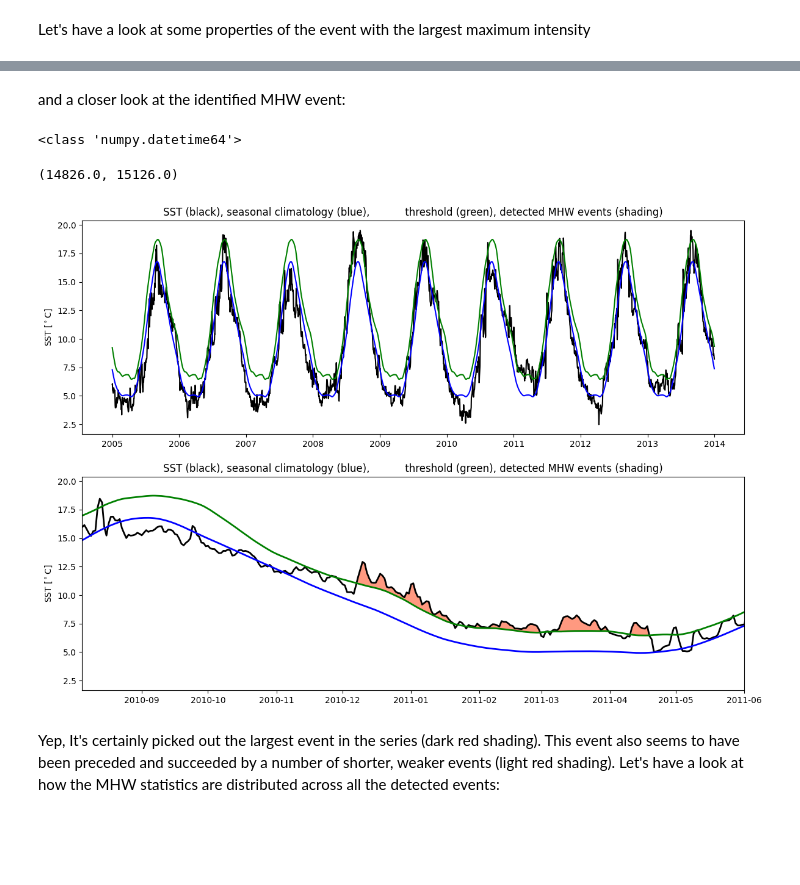
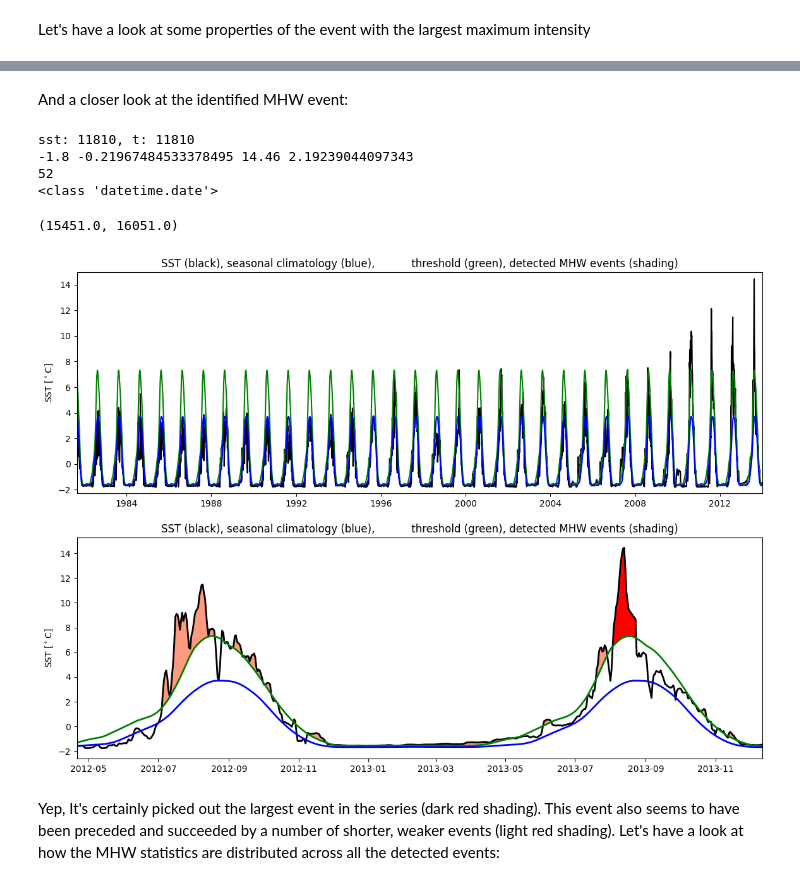
Before and after one commit to nesloanna/DS_thesis, a Jupyter notebook: MHW/detect_mhws_tara.ipynb, the cells around one changed output, grey strips where cells are left out. Drawn from its saved outputs; the diff is of its cells as text; code cells hidden in the pictures; blank space fills up the shorter version.

```diff
--- a/MHW/detect_mhws_tara.ipynb
+++ b/MHW/detect_mhws_tara.ipynb
@@ -20,13 +26,15 @@ import marineHeatWaves as mhw
 The marineHeatWaves (`mhw`) module consists of a number of functions for the detection and characterization of MHWs. The main function is the detection function (`detect`) which takes as input a time series of temperature (and a corresponding time vector) and outputs a set of detected MHWs. We first run the MHW detection algorithm which returns the variable `mhws`, consisting of the detected MHWs, and `clim`, consisting of the climatological (varying by day-of-year) seasonal cycle and extremes threshold:
 # %%
 # Change directory to data folder
-# data_dir = "/Users/annaolsen/Desktop/Speciale/DS_thesis/data/SST/SST_subset"
-data_dir = "/Volumes/PortableSSD/Speciale/SST/SST_daily/SST_subsets"
+data_dir = "/Users/annaolsen/Desktop/Speciale/DS_thesis/data/NOAA_Tara"
+# data_dir = "/Volumes/PortableSSD/Speciale/SST/SST_daily/"
 os.chdir(data_dir)
 
 # Load data as df
 # df = pd.read_csv("SST_merged_1981_2013.csv")
-df = pd.read_csv("merged_SST_1981_2013.csv")
+df = pd.read_csv("NOAA_SST_1981-2013.csv")
+
+print(df.head())
 
 # Extract unique dates from the 'date' column to list
 dates = sorted(df['date'].unique())
@@ -45,6 +53,7 @@ t = np.arange((start_date).toordinal(), end_date.toordinal() + 1)
 
 # print(dates)
 # print(t)
+print(t[-1])
 
 print(len(dates))
 print(len(t))
@@ -53,4 +62,6 @@ print(len(t))
 df['location'] = list(zip(df['lat'], df['lon']))
 
 locations = df['location'].unique()
+print(len(locations))
+print(type(df['location']))
 # %% [output]
@@ -365,53 +420,83 @@ End date: 17 August 2008
 # %% [markdown]
-and a closer look at the identified MHW event:
+And a closer look at the identified MHW event:
 # %%
+intense_loc_df = df[df['location'] == (68.375, -110.875)]
+
+intense_loc_df = intense_loc_df.sort_values(by='date')
+
+sst = list(intense_loc_df['temp'])
+
+
+# Convert nested SST values into a one-dimensional array
+sst = np.array(sst).flatten()
+
+print(f"sst: {len(sst)}, t: {len(t)}")
+
+print(sst.min(), sst.mean(), sst.max(), sst.std())
+
+# Use mhw function from marineHeatWaves.py
+mhws, clim = mhw.detect(t, sst)
+
+
+ev = np.argmax(mhws['intensity_max'])
+print(ev)
+
+
+
 plt.figure(figsize=(14,10))
 plt.subplot(2,1,1)
 
 # Plot SST, seasonal cycle, and threshold
 plt.plot(dates, sst, 'k-')
 plt.plot(dates, clim['thresh'], 'g-')
 plt.plot(dates, clim['seas'], 'b-')
 plt.title('SST (black), seasonal climatology (blue), \
           threshold (green), detected MHW events (shading)')
-# plt.xlim(t[0], t[-1])
-# plt.ylim(sst.min()-0.5, sst.max()+0.5)
+plt.xlim(dates[0], dates[-1])
+plt.ylim(sst.min()-0.5, sst.max()+0.5)
 plt.ylabel(r'SST [$^\circ$C]')
 plt.subplot(2,1,2)
 
 # Find indices for all ten MHWs before and after event of interest and shade accordingly
-for ev0 in np.arange(ev-10, ev+11, 1):
-    t1 = np.where(t==mhws['time_start'][ev0])[0][0]
-    t2 = np.where(t==mhws['time_end'][ev0])[0][0]
-    plt.fill_between(dates[t1:t2+1], sst[t1:t2+1], clim['thresh'][t1:t2+1], \
-                     color=(1,0.6,0.5))
-
+for ev0 in np.arange(max(ev-10,0), min(ev+11,len(mhws['time_start'])), 1):
+    try:
+        t1 = np.where(t==mhws['time_start'][ev0])[0][0]
+        # print(t1)
+        t2 = np.where(t==mhws['time_end'][ev0])[0][0]
+        # print(t2)
+        plt.fill_between(dates[t1:t2+1], sst[t1:t2+1], clim['thresh'][t1:t2+1], \
+                        color=(1,0.6,0.5))
+    except:
+        print(f"{ev0} had no match")
 # Find indices for MHW of interest and shade accordingly
 t1 = np.where(t==mhws['time_start'][ev])[0][0]
 t2 = np.where(t==mhws['time_end'][ev])[0][0]
 plt.fill_between(dates[t1:t2+1], sst[t1:t2+1], clim['thresh'][t1:t2+1], \
                  color='r')
 
 # Plot SST, seasonal cycle, threshold, shade MHWs with main event in red
 plt.plot(dates, sst, 'k-', linewidth=2)
 plt.plot(dates, clim['thresh'], 'g-', linewidth=2)
 plt.plot(dates, clim['seas'], 'b-', linewidth=2)
 plt.title('SST (black), seasonal climatology (blue), \
           threshold (green), detected MHW events (shading)')
 # plt.xlim(mhws['time_start'][ev]-150, mhws['time_end'][ev]+150)
-# plt.xlim(dates[]-150, dates[ev]+150)
+# plt.xlim(dates[ev]-150, dates[ev]+150)
 
 # plt.ylim(clim['seas'].min() - 1, clim['seas'].max() + mhws['intensity_max'][ev] + 0.5)
 plt.ylabel(r'SST [$^\circ$C]')
 print(type(dates[0]))
 
-stop_date = np.datetime64(datetime(2011,6,1))
-start_date = stop_date - np.timedelta64(300, 'D')
+stop_date = np.datetime64(datetime(2013,12,12))
+start_date = stop_date - np.timedelta64(600, 'D')
 plt.xlim(start_date, stop_date)
 # %% [output]
-<class 'numpy.datetime64'>
+sst: 11810, t: 11810
+-1.8 -0.21967484533378495 14.46 2.19239044097343
+52
+<class 'datetime.date'>
-(14826.0, 15126.0)
+(15451.0, 16051.0)
-[figure, old version]
+[figure, new version]
 # %% [markdown]
 Yep, It's certainly picked out the largest event in the series (dark red shading). This event also seems to have been preceded and succeeded by a number of shorter, weaker events (light red shading). Let's have a look at how the MHW statistics are distributed across all the detected events:
 # %%
```
Also changed, not shown: parts of 23 cells of this notebook, 18 other files.
